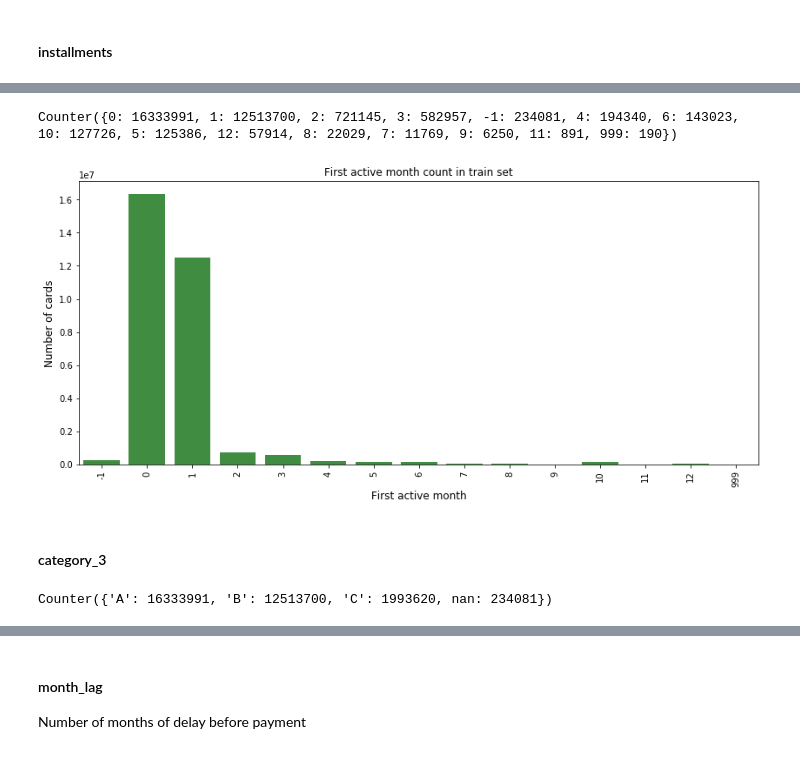
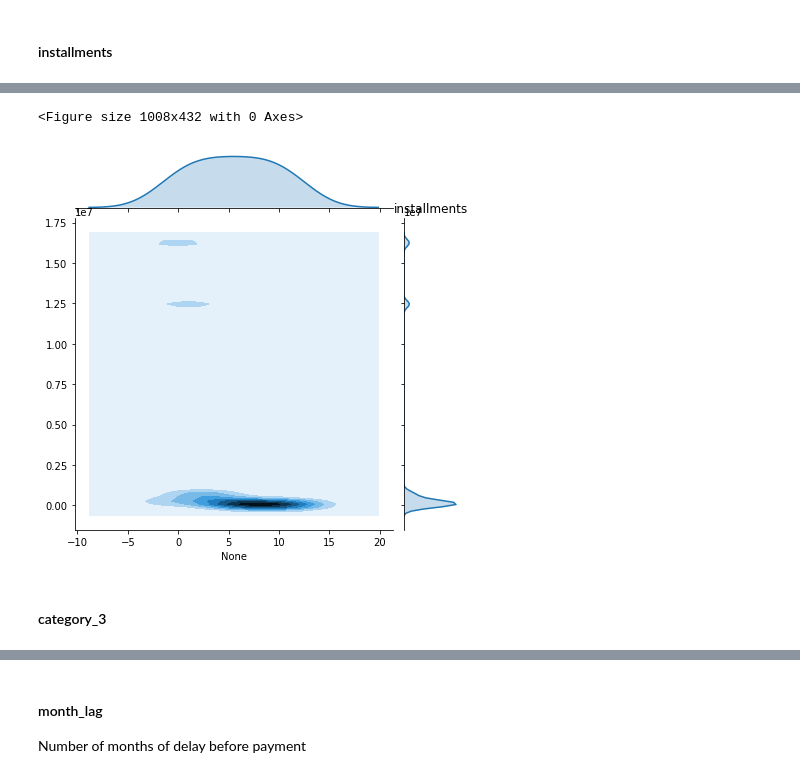
Before and after one commit to TacchinoLeso/ELO, a Jupyter notebook: (1)Transactions_cleaning.ipynb, the cells around one changed output, grey strips where cells are left out. Cells and saved outputs as stored; diff of their text form; code cells hidden in the pictures.

```diff
--- a/(1)Transactions_cleaning.ipynb
+++ b/(1)Transactions_cleaning.ipynb
@@ -80,3 +111,19 @@ def cat_plot(df, col):
+# %%
+def joint_dens_plot(df, col, df_name=""):
+    cnt_srs = df[col].value_counts()
+    cnt_srs = cnt_srs.sort_index()
+
+    # Size check to avoid endless plots
+    if(len(cnt_srs) > 500):
+        print("WARNING: There are %d different catecogies" % len(cnt_srs))
+        return
+
+    plt.figure(figsize=(14,6))
+    sns.jointplot(cnt_srs.index, cnt_srs.values, kind="kde")
+    plt.xticks(rotation='vertical')
+    title = df_name + "\n" +col
+    plt.title(title)
+    plt.show()
 # %% [markdown]
 ### Feature cleaning
 # %% [markdown]
@@ -122,8 +191,8 @@ Counter({False: 28928267, True: 2147125})
+# %%
+# Convert 999 to -1, there are too few occurrences to be relevant
+transactions_df = transactions_df.replace({'installments': {999: -1}})
 # %%
-print(Counter(transactions_df['installments']))
+joint_dens_plot(transactions_df, "installments")
 # %% [output]
-Counter({0: 16333991, 1: 12513700, 2: 721145, 3: 582957, -1: 234081, 4: 194340, 6: 143023, 10: 127726, 5: 125386, 12: 57914, 8: 22029, 7: 11769, 9: 6250, 11: 891, 999: 190})
+<Figure size 1008x432 with 0 Axes>
+[figure, added]
-# %%
-cat_plot(transactions_df, 'installments')
-# %% [output]
-[figure, removed]
@@ -132,6 +199,2 @@ cat_plot(transactions_df, 'installments')
 # %% [markdown]
 #### category_3
-# %%
-print(Counter(transactions_df['category_3']))
-# %% [output]
-Counter({'A': 16333991, 'B': 12513700, 'C': 1993620, nan: 234081})
```
Also changed, not shown: parts of 61 cells of this notebook.
